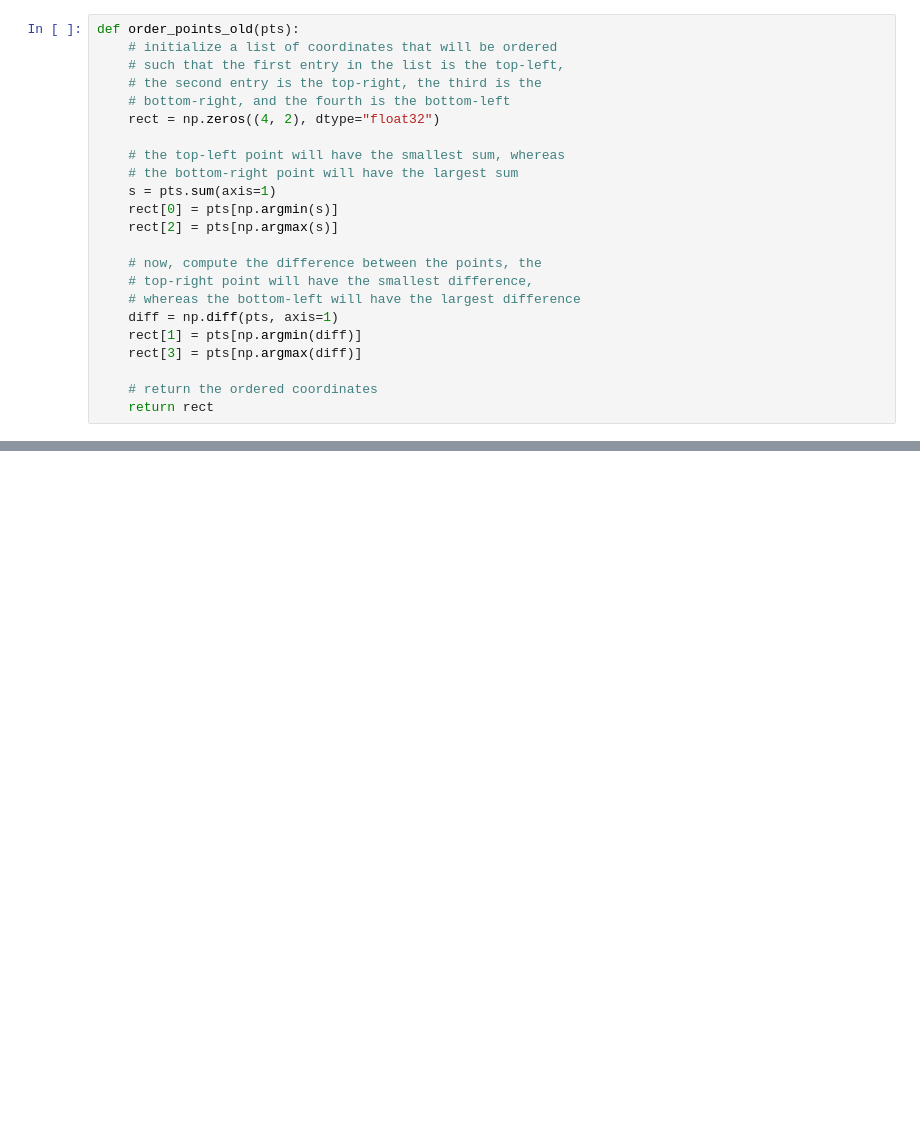
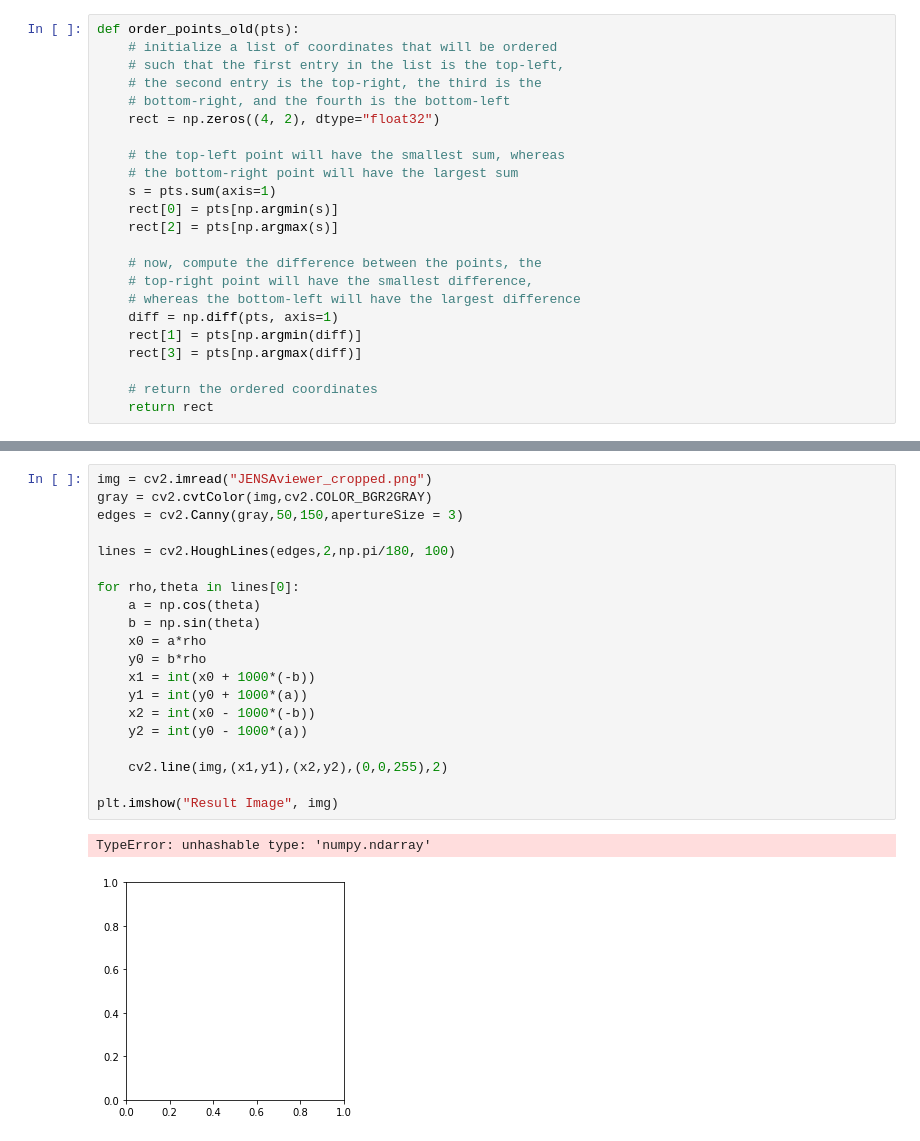
Before and after one commit to pluflou/Viewer-Image-Analysis, a Jupyter notebook: testing/Coordinates_JENSA.ipynb, the cells around one changed output, grey strips where cells are left out. Drawn from its saved outputs; the diff is of its cells as text; blank space fills up the shorter version.

```diff
--- a/testing/Coordinates_JENSA.ipynb
+++ b/testing/Coordinates_JENSA.ipynb
@@ -136,0 +188,23 @@ Object #6:
+# %%
+img = cv2.imread("JENSAviewer_cropped.png")
+gray = cv2.cvtColor(img,cv2.COLOR_BGR2GRAY)
+edges = cv2.Canny(gray,50,150,apertureSize = 3)
+
+lines = cv2.HoughLines(edges,2,np.pi/180, 100)
+
+for rho,theta in lines[0]:
+    a = np.cos(theta)
+    b = np.sin(theta)
+    x0 = a*rho
+    y0 = b*rho
+    x1 = int(x0 + 1000*(-b))
+    y1 = int(y0 + 1000*(a))
+    x2 = int(x0 - 1000*(-b))
+    y2 = int(y0 - 1000*(a))
+
+    cv2.line(img,(x1,y1),(x2,y2),(0,0,255),2)
+
+plt.imshow("Result Image", img)
+# %% [output]
+TypeError: unhashable type: 'numpy.ndarray'
+[figure, added]
```
Also changed, not shown: parts of 6 cells of this notebook.
